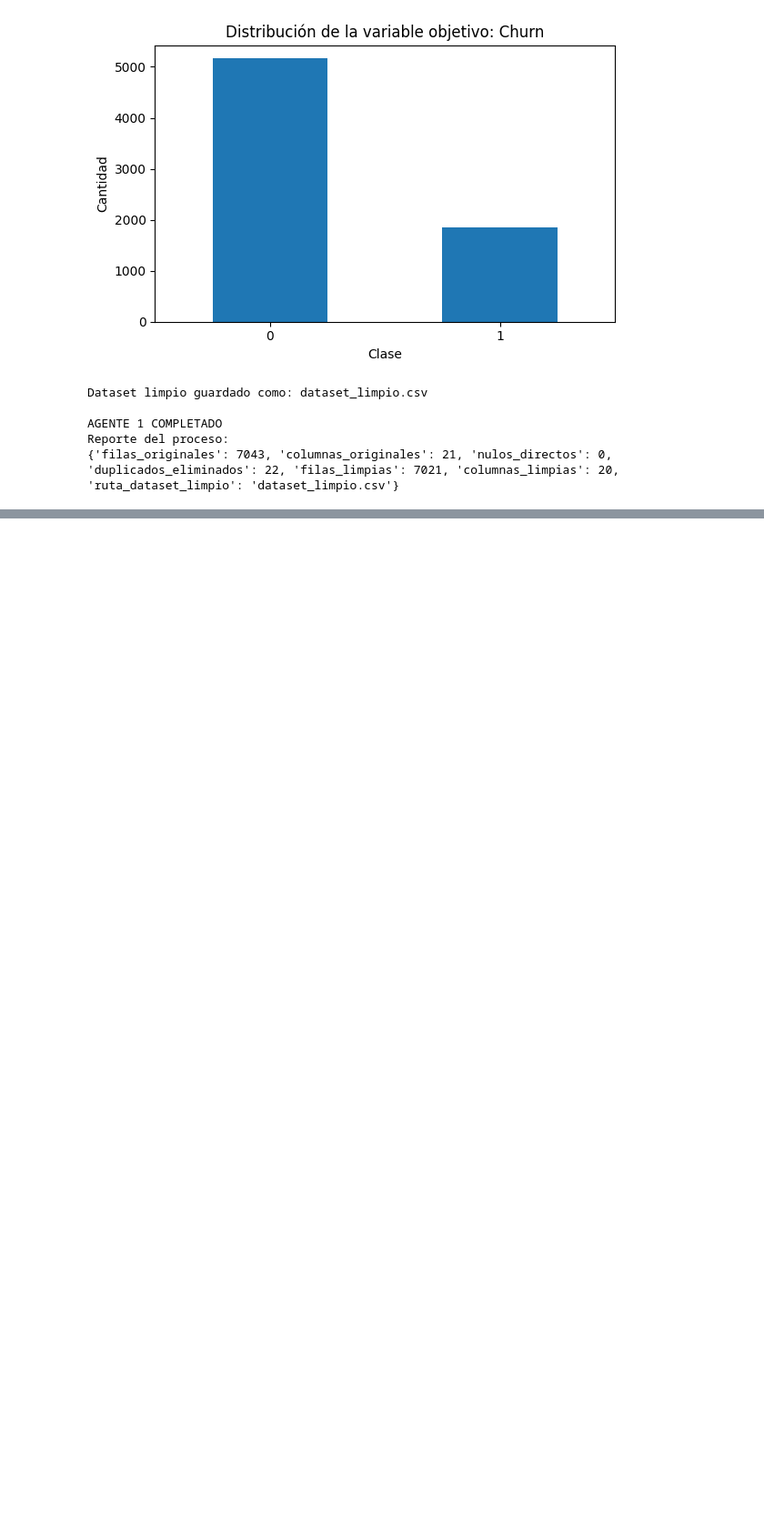
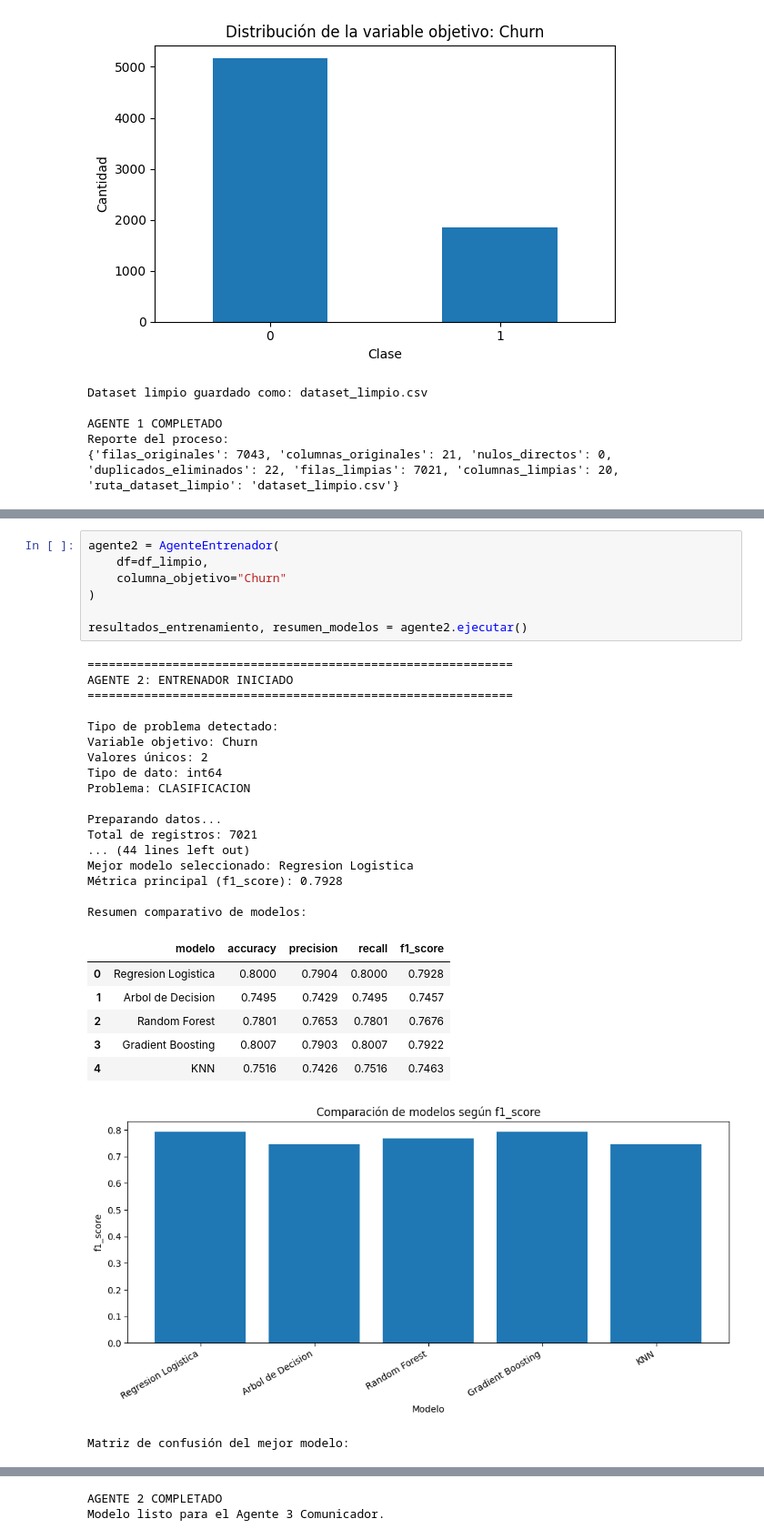
Before and after one commit to EricaBordon/inteligencia-artificial, a Jupyter notebook: trabajo-multiagente-churn/Clase08_06_2026.ipynb, the cells around one changed output, grey strips where cells are left out. Shown at 91% size. Drawn from its saved outputs; the diff is of its cells as text; blank space fills up the shorter version.

Commit message:
feat: implementar agente entrenador

```diff
--- a/trabajo-multiagente-churn/Clase08_06_2026.ipynb
+++ b/trabajo-multiagente-churn/Clase08_06_2026.ipynb
@@ -383,0 +721,33 @@ Reporte del proceso:
+# %%
+agente2 = AgenteEntrenador(
+    df=df_limpio,
+    columna_objetivo="Churn"
+)
+
+resultados_entrenamiento, resumen_modelos = agente2.ejecutar()
+# %% [output]
+============================================================
+AGENTE 2: ENTRENADOR INICIADO
+============================================================
+
+Tipo de problema detectado:
+Variable objetivo: Churn
+Valores únicos: 2
+Tipo de dato: int64
+Problema: CLASIFICACION
+
+Preparando datos...
+Total de registros: 7021
+... (44 lines left out)
+Mejor modelo seleccionado: Regresion Logistica
+Métrica principal (f1_score): 0.7928
+
+Resumen comparativo de modelos:
+|  | modelo | accuracy | precision | recall | f1_score |
+| 0 | Regresion Logistica | 0.8000 | 0.7904 | 0.8000 | 0.7928 |
+| 1 | Arbol de Decision | 0.7495 | 0.7429 | 0.7495 | 0.7457 |
+| 2 | Random Forest | 0.7801 | 0.7653 | 0.7801 | 0.7676 |
+| 3 | Gradient Boosting | 0.8007 | 0.7903 | 0.8007 | 0.7922 |
+| 4 | KNN | 0.7516 | 0.7426 | 0.7516 | 0.7463 |
+[figure, added]
+Matriz de confusión del mejor modelo:
@@ -383,0 +755,2 @@ Reporte del proceso:
+AGENTE 2 COMPLETADO
+Modelo listo para el Agente 3 Comunicador.
```
Also changed, not shown: parts of 4 cells of this notebook.
